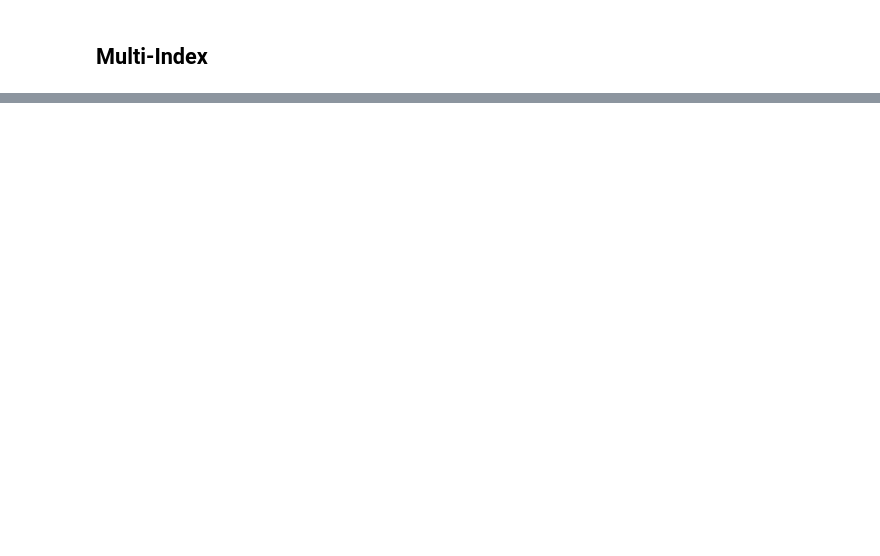
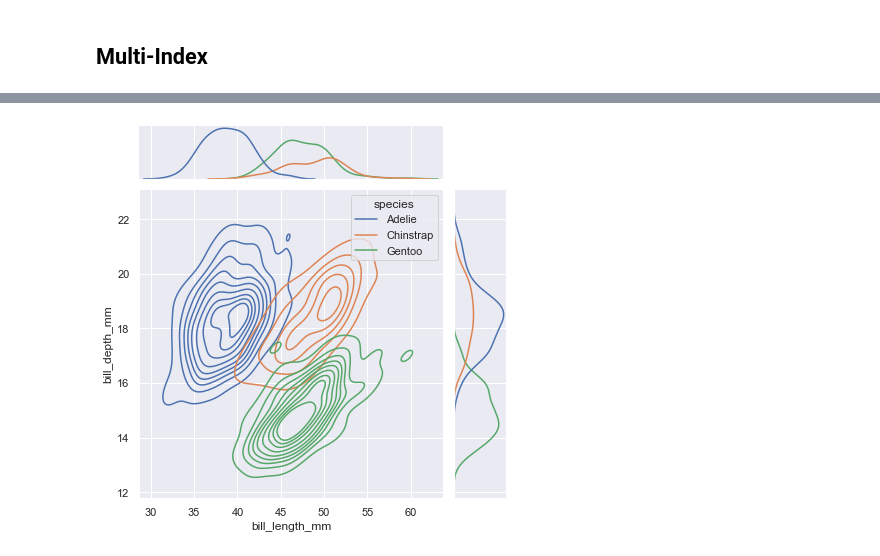
Before and after one commit to andreall/dicca__python_course, a Jupyter notebook: 05_pandas.ipynb, the cells around one changed output, grey strips where cells are left out. Cells and saved outputs as stored; diff of their text form; code cells hidden in the pictures; blank space fills up the shorter version.

```diff
--- a/05_pandas.ipynb
+++ b/05_pandas.ipynb
@@ -599,0 +613,3 @@ loc, iloc,
+# %%
+sns.set()
+sns.pairplot(tips, hue='day');
@@ -599,0 +868,3 @@ loc, iloc,
+# %%
+# Load the penguins dataset
+penguins = sns.load_dataset("penguins")
@@ -599,0 +887,8 @@ loc, iloc,
+# %%
+g = sns.jointplot(
+    data=penguins,
+    x="bill_length_mm", y="bill_depth_mm", hue="species",
+    kind="kde",
+)
+# %% [output]
+[figure, added]
```
Also changed, not shown: parts of 38 cells of this notebook, 2 other files.
